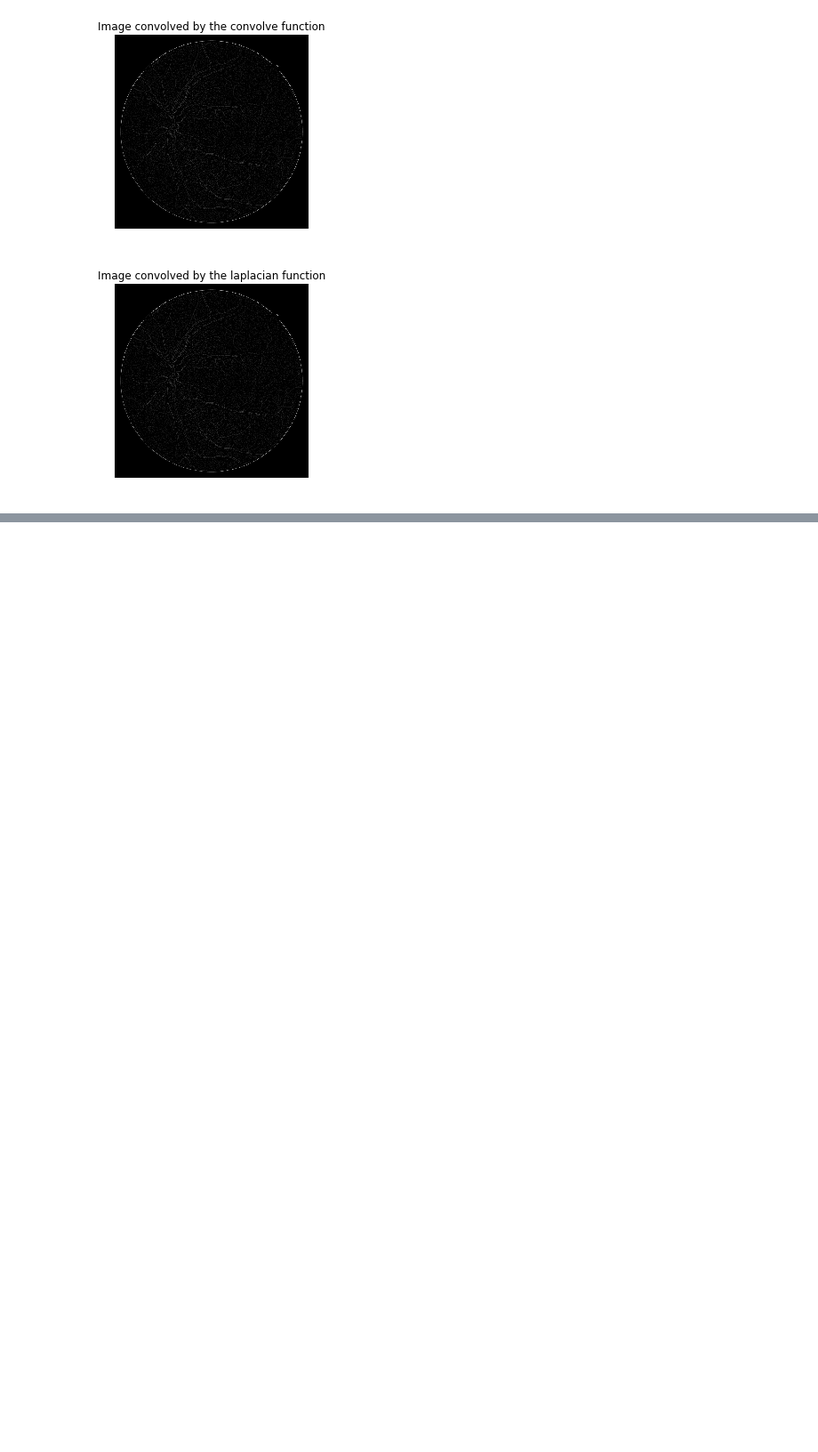
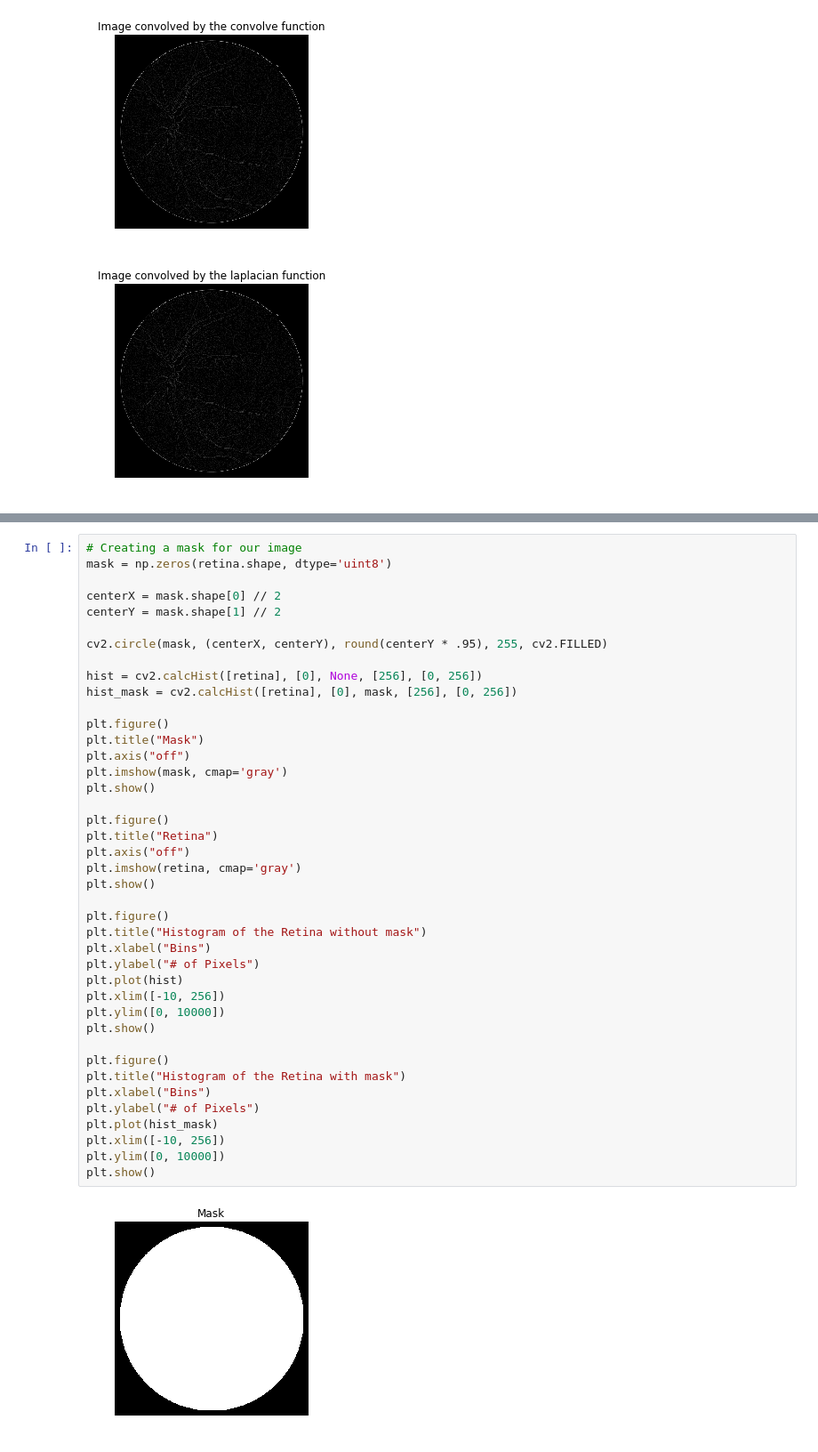
Before and after one commit to cs-ufrn/minicourse-opencv, a Jupyter notebook: OpenCV - Convolutions, Histogram and Thresholding.ipynb, the cells around one changed output, grey strips where cells are left out. Shown at 89% size. Saved outputs shown, nothing was run; the diff lists cells and outputs as text; blank space fills up the shorter version.

```diff
--- a/OpenCV - Convolutions.ipynb
+++ b/OpenCV - Convolutions, Histogram and Thresholding.ipynb
@@ -502,0 +473,43 @@ plt.show()
+# %%
+# Creating a mask for our image
+mask = np.zeros(retina.shape, dtype='uint8')
+
+centerX = mask.shape[0] // 2
+centerY = mask.shape[1] // 2
+
+cv2.circle(mask, (centerX, centerY), round(centerY * .95), 255, cv2.FILLED)
+
+hist = cv2.calcHist([retina], [0], None, [256], [0, 256])
+hist_mask = cv2.calcHist([retina], [0], mask, [256], [0, 256])
+
+plt.figure()
+plt.title("Mask")
+plt.axis("off")
+plt.imshow(mask, cmap='gray')
+plt.show()
+
+plt.figure()
+plt.title("Retina")
+plt.axis("off")
+plt.imshow(retina, cmap='gray')
+plt.show()
+
+plt.figure()
+plt.title("Histogram of the Retina without mask")
+plt.xlabel("Bins")
+plt.ylabel("# of Pixels")
+plt.plot(hist)
+plt.xlim([-10, 256])
+plt.ylim([0, 10000])
+plt.show()
+
+plt.figure()
+plt.title("Histogram of the Retina with mask")
+plt.xlabel("Bins")
+plt.ylabel("# of Pixels")
+plt.plot(hist_mask)
+plt.xlim([-10, 256])
+plt.ylim([0, 10000])
+plt.show()
+# %% [output]
+[figure, added]
```
Also changed, not shown: parts of 12 cells of this notebook.
